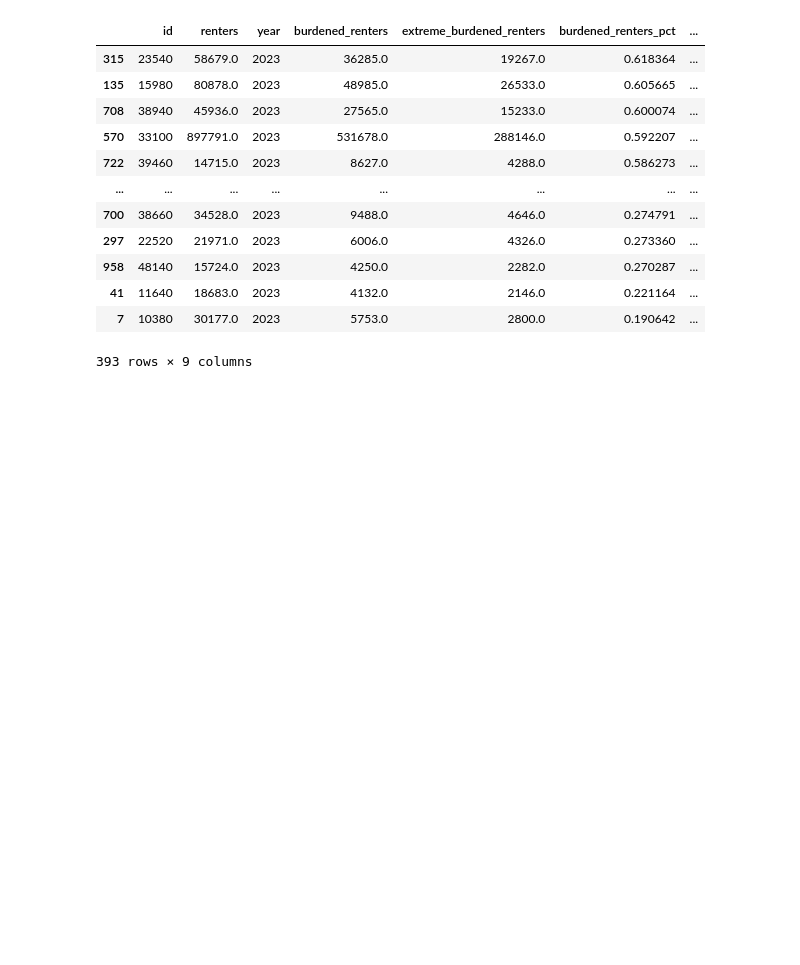
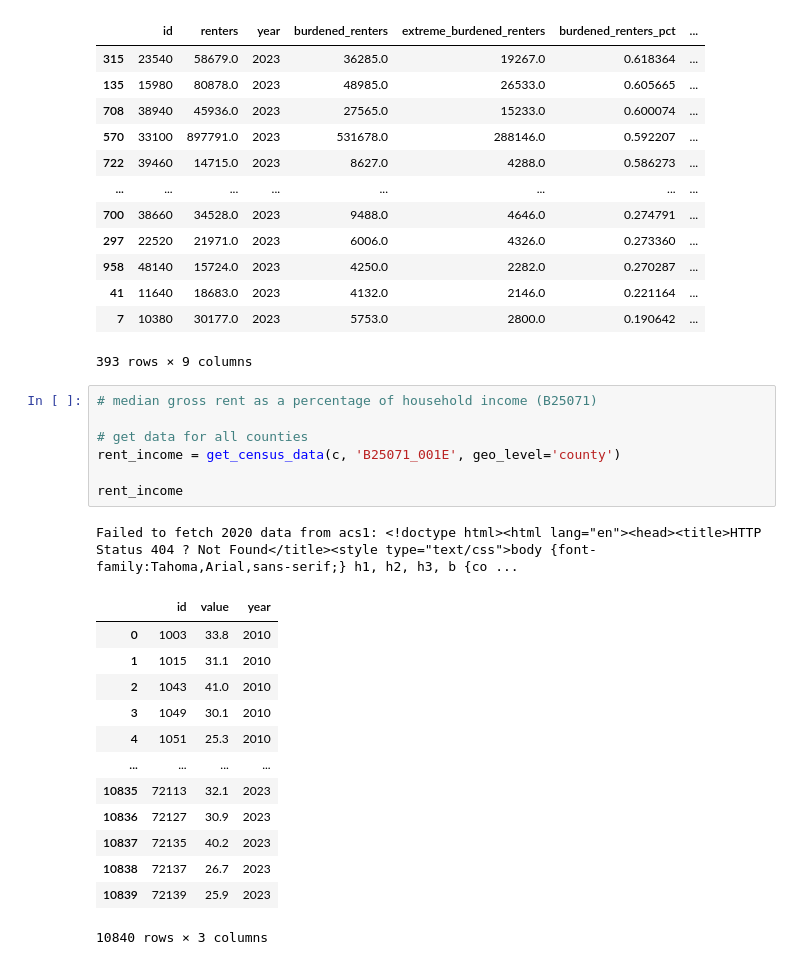
Before and after one commit to gmelmed/gmelmed.github.io, a Jupyter notebook: final_project/rent_burden.ipynb, the cells around one changed output. Drawn from its saved outputs; the diff is of its cells as text; blank space fills up the shorter version.

```diff
--- a/final_project/rent_burden.ipynb
+++ b/final_project/rent_burden.ipynb
@@ -432,3 +403,25 @@ msa_rental_data
 | 41 | 11640 | 18683.0 | 2023 | 4132.0 | 2146.0 | 0.221164 | ... |
 | 7 | 10380 | 30177.0 | 2023 | 5753.0 | 2800.0 | 0.190642 | ... |
 393 rows × 9 columns
+# %%
+# median gross rent as a percentage of household income (B25071)
+
+# get data for all counties
+rent_income = get_census_data(c, 'B25071_001E', geo_level='county')
+
+rent_income
+# %% [output]
+Failed to fetch 2020 data from acs1: <!doctype html><html lang="en"><head><title>HTTP Status 404 ? Not Found</title><style type="text/css">body {font-family:Tahoma,Arial,sans-serif;} h1, h2, h3, b {co ...
+|  | id | value | year |
+| 0 | 1003 | 33.8 | 2010 |
+| 1 | 1015 | 31.1 | 2010 |
+| 2 | 1043 | 41.0 | 2010 |
+| 3 | 1049 | 30.1 | 2010 |
+| 4 | 1051 | 25.3 | 2010 |
+| ... | ... | ... | ... |
+| 10835 | 72113 | 32.1 | 2023 |
+| 10836 | 72127 | 30.9 | 2023 |
+| 10837 | 72135 | 40.2 | 2023 |
+| 10838 | 72137 | 26.7 | 2023 |
+| 10839 | 72139 | 25.9 | 2023 |
+10840 rows × 3 columns
```
Also changed, not shown: parts of 5 cells of this notebook, 3 other files.
